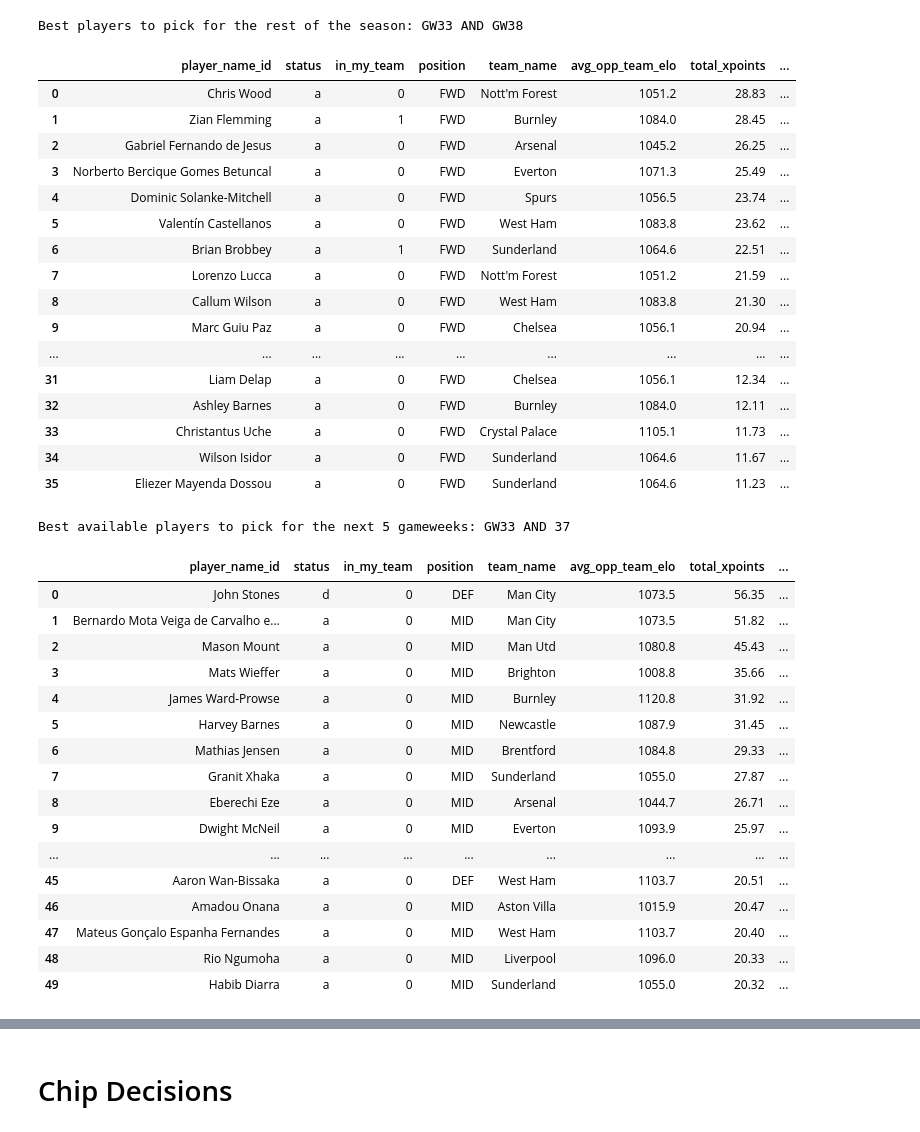
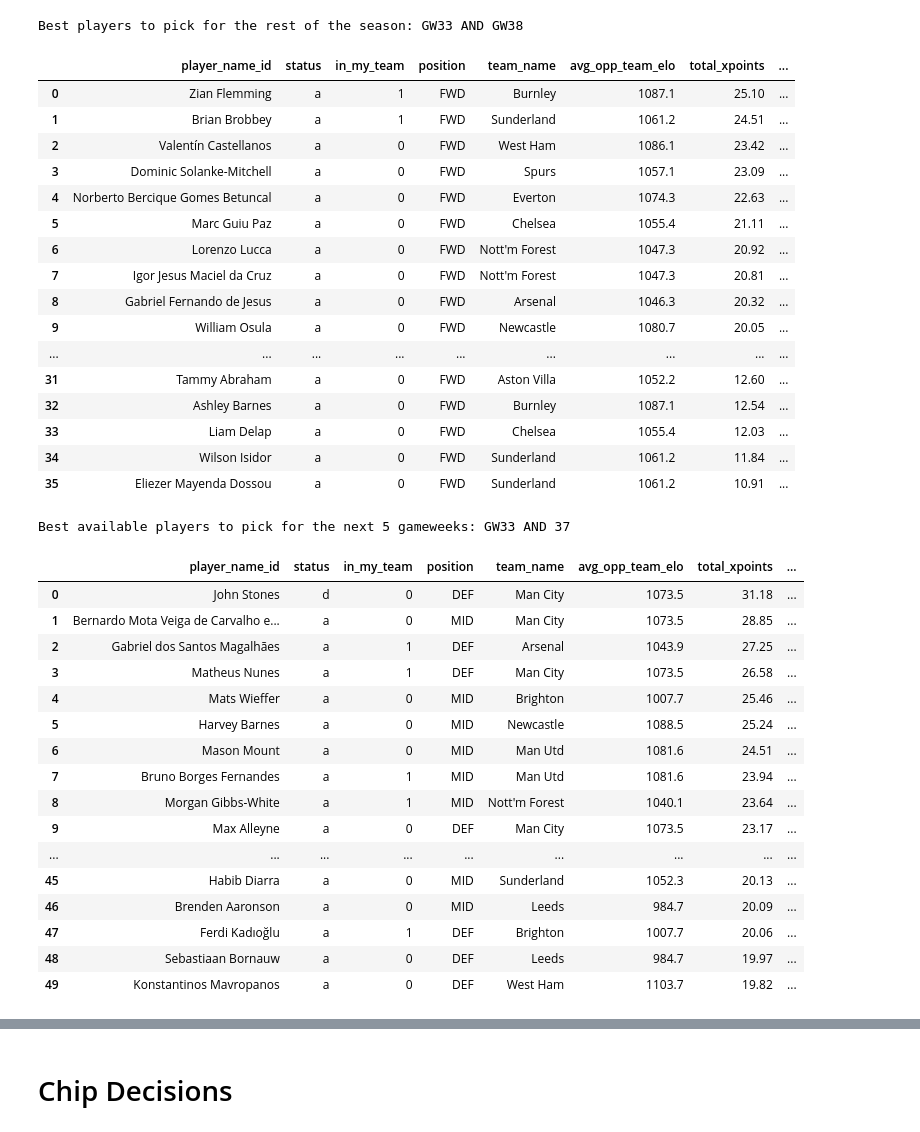
Before and after one commit to chrisimpacts/FPL-Points-Predictor, a Jupyter notebook: TRDL-Team-Analysis.ipynb, the cells around one changed output, grey strips where cells are left out. Saved outputs shown, nothing was run; the diff lists cells and outputs as text; code cells hidden in the pictures.

```diff
--- a/TRDL-Team-Analysis.ipynb
+++ b/TRDL-Team-Analysis.ipynb
@@ -120,7 +120,9 @@ WITH predictions_status AS (
         p.xpoints,
         p.mins_pred,
         p.xgp90_pred,
+        p.xg_overperf_factor,
         p.xap90_pred,
+        p.xa_overperf_factor,
         p.xgcp90_pred,
         p.event,
         p.in_any_team
@@ -154,22 +156,22 @@ view.head(50)
 # %% [output]
 Best players to pick for the rest of the season: GW33 AND GW38
 |  | player_name_id | status | in_my_team | position | team_name | avg_opp_team_elo | total_xpoints | ... |
-| 0 | Chris Wood | a | 0 | FWD | Nott'm Forest | 1051.2 | 28.83 | ... |
-| 1 | Zian Flemming | a | 1 | FWD | Burnley | 1084.0 | 28.45 | ... |
-| 2 | Gabriel Fernando de Jesus | a | 0 | FWD | Arsenal | 1045.2 | 26.25 | ... |
-| 3 | Norberto Bercique Gomes Betuncal | a | 0 | FWD | Everton | 1071.3 | 25.49 | ... |
-| 4 | Dominic Solanke-Mitchell | a | 0 | FWD | Spurs | 1056.5 | 23.74 | ... |
-| 5 | Valentín Castellanos | a | 0 | FWD | West Ham | 1083.8 | 23.62 | ... |
-| 6 | Brian Brobbey | a | 1 | FWD | Sunderland | 1064.6 | 22.51 | ... |
-| 7 | Lorenzo Lucca | a | 0 | FWD | Nott'm Forest | 1051.2 | 21.59 | ... |
-| 8 | Callum Wilson | a | 0 | FWD | West Ham | 1083.8 | 21.30 | ... |
-| 9 | Marc Guiu Paz | a | 0 | FWD | Chelsea | 1056.1 | 20.94 | ... |
+| 0 | Zian Flemming | a | 1 | FWD | Burnley | 1087.1 | 25.10 | ... |
+| 1 | Brian Brobbey | a | 1 | FWD | Sunderland | 1061.2 | 24.51 | ... |
+| 2 | Valentín Castellanos | a | 0 | FWD | West Ham | 1086.1 | 23.42 | ... |
+| 3 | Dominic Solanke-Mitchell | a | 0 | FWD | Spurs | 1057.1 | 23.09 | ... |
+| 4 | Norberto Bercique Gomes Betuncal | a | 0 | FWD | Everton | 1074.3 | 22.63 | ... |
+| 5 | Marc Guiu Paz | a | 0 | FWD | Chelsea | 1055.4 | 21.11 | ... |
+| 6 | Lorenzo Lucca | a | 0 | FWD | Nott'm Forest | 1047.3 | 20.92 | ... |
+| 7 | Igor Jesus Maciel da Cruz | a | 0 | FWD | Nott'm Forest | 1047.3 | 20.81 | ... |
+| 8 | Gabriel Fernando de Jesus | a | 0 | FWD | Arsenal | 1046.3 | 20.32 | ... |
+| 9 | William Osula | a | 0 | FWD | Newcastle | 1080.7 | 20.05 | ... |
 | ... | ... | ... | ... | ... | ... | ... | ... | ... |
-| 31 | Liam Delap | a | 0 | FWD | Chelsea | 1056.1 | 12.34 | ... |
-| 32 | Ashley Barnes | a | 0 | FWD | Burnley | 1084.0 | 12.11 | ... |
-| 33 | Christantus Uche | a | 0 | FWD | Crystal Palace | 1105.1 | 11.73 | ... |
-| 34 | Wilson Isidor | a | 0 | FWD | Sunderland | 1064.6 | 11.67 | ... |
-| 35 | Eliezer Mayenda Dossou | a | 0 | FWD | Sunderland | 1064.6 | 11.23 | ... |
+| 31 | Tammy Abraham | a | 0 | FWD | Aston Villa | 1052.2 | 12.60 | ... |
+| 32 | Ashley Barnes | a | 0 | FWD | Burnley | 1087.1 | 12.54 | ... |
+| 33 | Liam Delap | a | 0 | FWD | Chelsea | 1055.4 | 12.03 | ... |
+| 34 | Wilson Isidor | a | 0 | FWD | Sunderland | 1061.2 | 11.84 | ... |
+| 35 | Eliezer Mayenda Dossou | a | 0 | FWD | Sunderland | 1061.2 | 10.91 | ... |
 # %%
 print(f"Best available players to pick for the next 5 gameweeks: GW{picks_current_gameweek+1} AND {picks_current_gameweek+5}")
 view = db_creator.run_sql(f"""
@@ -185,54 +187,58 @@ WITH predictions_status AS (
         p.xpoints,
         p.mins_pred,
         p.xgp90_pred,
+        p.xg_overperf_factor,
         p.xap90_pred,
+        p.xa_overperf_factor,
         p.xgcp90_pred,
         p.event,
         p.in_any_team
     FROM predictions p
     LEFT JOIN player_status ps ON p.element = ps.id
 )
 SELECT
         player_name_id,
         status,
         in_my_team,
         position,
         team_name,
         ROUND(AVG(opp_team_elo),1) AS avg_opp_team_elo,
         ROUND(SUM(xpoints),2) AS total_xpoints,
         ROUND(AVG(mins_pred),1) AS avg_mins_pred,
         ROUND(AVG(xgp90_pred),3) AS avg_xgp90_pred,
+        ROUND(AVG(xg_overperf_factor),3) AS avg_xg_overperf_factor,
         ROUND(AVG(xap90_pred),3) AS avg_xap90_pred,
+        ROUND(AVG(xg_overperf_factor),3) AS avg_xg_overperf_factor,
         ROUND(AVG(xgcp90_pred),3) AS avg_xgcp90_pred
     FROM predictions_status
     WHERE (in_any_team = 0 OR in_my_team = 1)
       AND event BETWEEN {picks_current_gameweek+1} AND {picks_current_gameweek+5}
       AND status IN ('a','d')
       -- AND position = 'FWD'
       -- AND team_name IN ('Arsenal','Man United','Nottm Forest','Brentford','Brighton','Chelsea')
     GROUP BY player_name_id, status, position, team_name, in_my_team
     ORDER BY total_xpoints DESC
 """)
 view.head(50)
 # %% [output]
 Best available players to pick for the next 5 gameweeks: GW33 AND 37
 |  | player_name_id | status | in_my_team | position | team_name | avg_opp_team_elo | total_xpoints | ... |
-| 0 | John Stones | d | 0 | DEF | Man City | 1073.5 | 56.35 | ... |
-| 1 | Bernardo Mota Veiga de Carvalho e... | a | 0 | MID | Man City | 1073.5 | 51.82 | ... |
-| 2 | Mason Mount | a | 0 | MID | Man Utd | 1080.8 | 45.43 | ... |
-| 3 | Mats Wieffer | a | 0 | MID | Brighton | 1008.8 | 35.66 | ... |
-| 4 | James Ward-Prowse | a | 0 | MID | Burnley | 1120.8 | 31.92 | ... |
-| 5 | Harvey Barnes | a | 0 | MID | Newcastle | 1087.9 | 31.45 | ... |
-| 6 | Mathias Jensen | a | 0 | MID | Brentford | 1084.8 | 29.33 | ... |
-| 7 | Granit Xhaka | a | 0 | MID | Sunderland | 1055.0 | 27.87 | ... |
-| 8 | Eberechi Eze | a | 0 | MID | Arsenal | 1044.7 | 26.71 | ... |
-| 9 | Dwight McNeil | a | 0 | MID | Everton | 1093.9 | 25.97 | ... |
+| 0 | John Stones | d | 0 | DEF | Man City | 1073.5 | 31.18 | ... |
+| 1 | Bernardo Mota Veiga de Carvalho e... | a | 0 | MID | Man City | 1073.5 | 28.85 | ... |
+| 2 | Gabriel dos Santos Magalhães | a | 1 | DEF | Arsenal | 1043.9 | 27.25 | ... |
+| 3 | Matheus Nunes | a | 1 | DEF | Man City | 1073.5 | 26.58 | ... |
+| 4 | Mats Wieffer | a | 0 | MID | Brighton | 1007.7 | 25.46 | ... |
+| 5 | Harvey Barnes | a | 0 | MID | Newcastle | 1088.5 | 25.24 | ... |
+| 6 | Mason Mount | a | 0 | MID | Man Utd | 1081.6 | 24.51 | ... |
+| 7 | Bruno Borges Fernandes | a | 1 | MID | Man Utd | 1081.6 | 23.94 | ... |
+| 8 | Morgan Gibbs-White | a | 1 | MID | Nott'm Forest | 1040.1 | 23.64 | ... |
+| 9 | Max Alleyne | a | 0 | DEF | Man City | 1073.5 | 23.17 | ... |
 | ... | ... | ... | ... | ... | ... | ... | ... | ... |
-| 45 | Aaron Wan-Bissaka | a | 0 | DEF | West Ham | 1103.7 | 20.51 | ... |
-| 46 | Amadou Onana | a | 0 | MID | Aston Villa | 1015.9 | 20.47 | ... |
-| 47 | Mateus Gonçalo Espanha Fernandes | a | 0 | MID | West Ham | 1103.7 | 20.40 | ... |
-| 48 | Rio Ngumoha | a | 0 | MID | Liverpool | 1096.0 | 20.33 | ... |
-| 49 | Habib Diarra | a | 0 | MID | Sunderland | 1055.0 | 20.32 | ... |
+| 45 | Habib Diarra | a | 0 | MID | Sunderland | 1052.3 | 20.13 | ... |
+| 46 | Brenden Aaronson | a | 0 | MID | Leeds | 984.7 | 20.09 | ... |
+| 47 | Ferdi Kadıoğlu | a | 1 | DEF | Brighton | 1007.7 | 20.06 | ... |
+| 48 | Sebastiaan Bornauw | a | 0 | DEF | Leeds | 984.7 | 19.97 | ... |
+| 49 | Konstantinos Mavropanos | a | 0 | DEF | West Ham | 1103.7 | 19.82 | ... |
 # %%
 print(f"\nBest available players to replace worst in my team: {picks_current_gameweek+1} to {picks_current_gameweek+5}")
 
```
Also changed, not shown: parts of 8 cells of this notebook, 4 other files.
